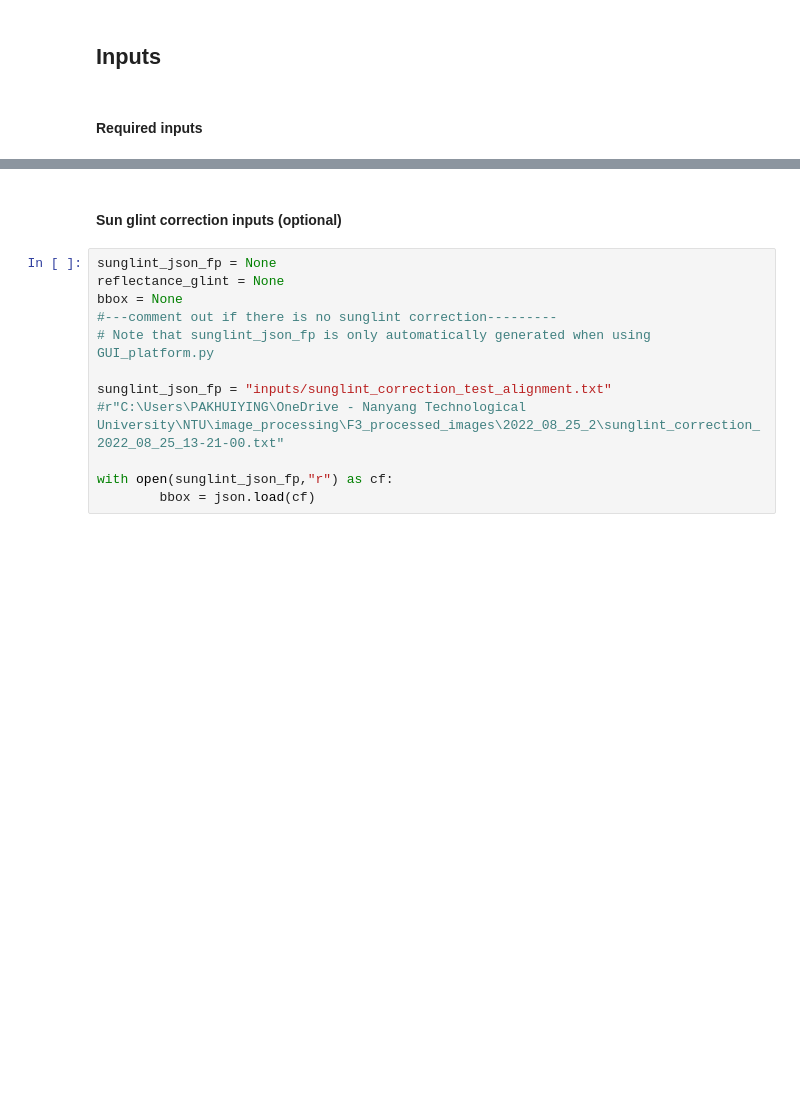
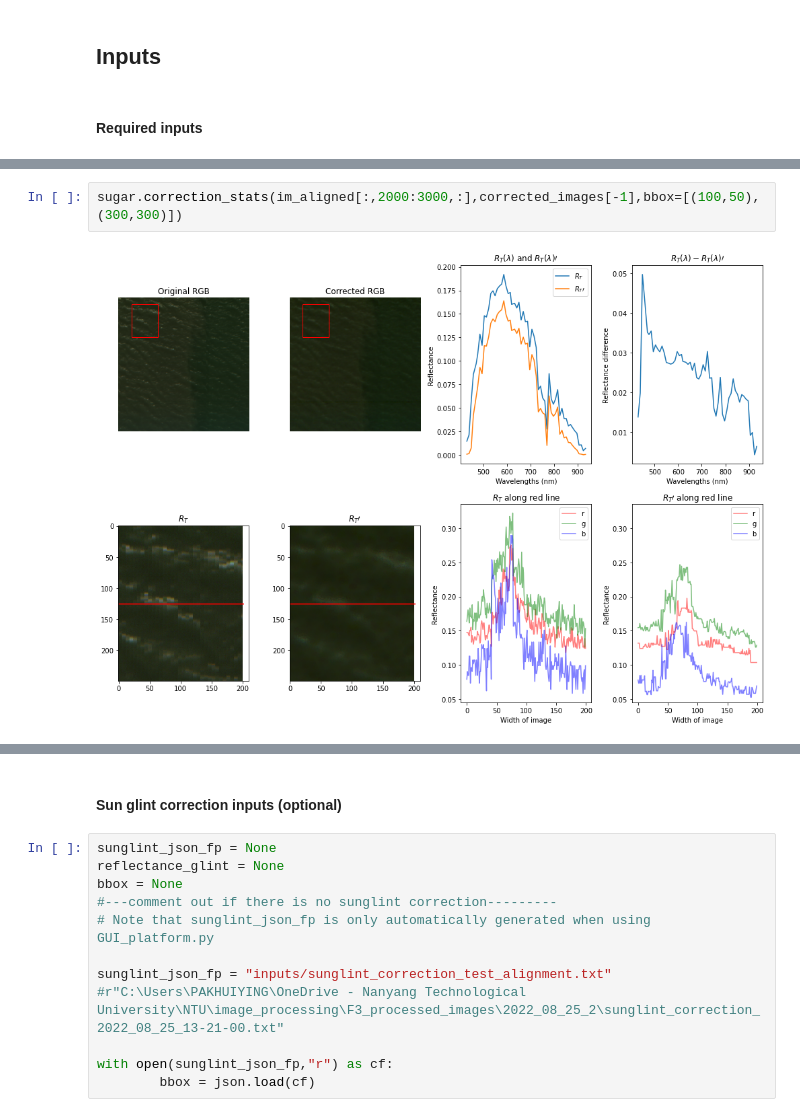
Before and after one commit to pakhuiying/CoastalWQL, a Jupyter notebook: CoastalWQL_nb.ipynb, the cells around one changed output, grey strips where cells are left out. Cells and saved outputs as stored; diff of their text form; blank space fills up the shorter version.

```diff
--- a/CoastalWQL_nb.ipynb
+++ b/CoastalWQL_nb.ipynb
@@ -55,0 +130,4 @@ corrected_indices = [(i['start'],i['stop']) for i in corrected_indices]
+# %%
+sugar.correction_stats(im_aligned[:,2000:3000,:],corrected_images[-1],bbox=[(100,50),(300,300)])
+# %% [output]
+[figure, added]
```
Also changed, not shown: parts of 15 cells of this notebook, 2 other files.
